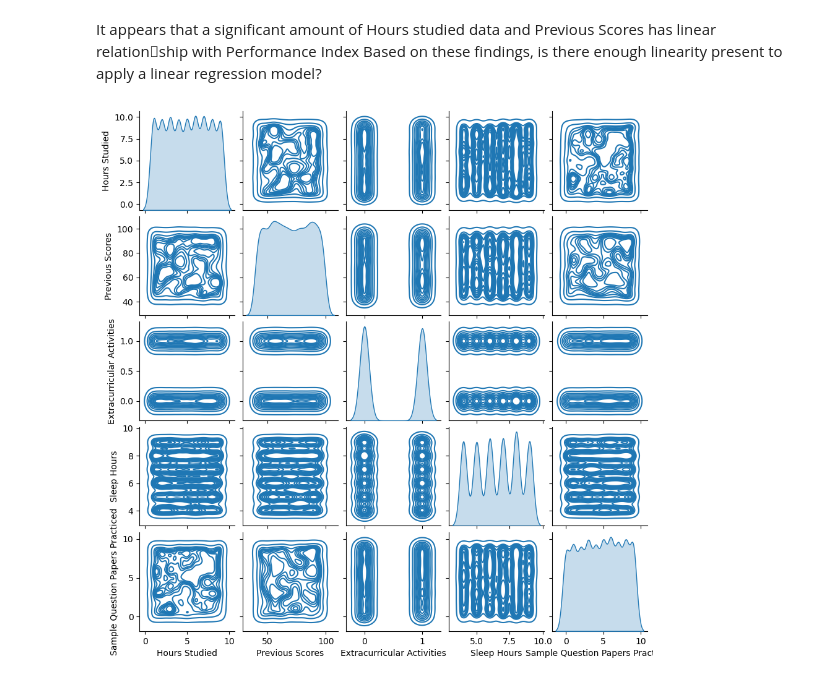
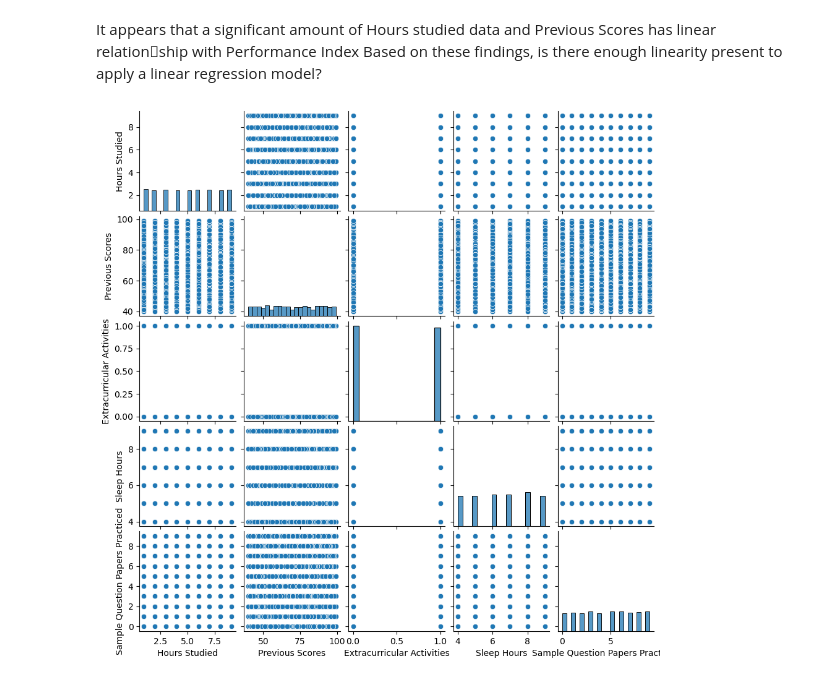
Before and after one commit to Obaze-Samuel/Linear-Regression, a Jupyter notebook: Untitled.ipynb, the cells around one changed output. Drawn from its saved outputs; the diff is of its cells as text; code cells hidden in the pictures.

```diff
--- a/Untitled.ipynb
+++ b/Untitled.ipynb
@@ -69,6 +67,6 @@ It appears that a significant amount of Hours studied data and Previous Scores h
 Based on these findings, is there enough linearity present to apply a linear regression model?
 # %%
-Mp = sns.pairplot(data = df.drop("Performance Index", axis = 1),kind = "kde")
+Mp = sns.pairplot(data = df.drop("Performance Index", axis = 1),kind = "scatter")
 Mp.fig.set_size_inches(9,9)
 # %% [output]
-[figure, old version]
+[figure, new version]
```
Also changed, not shown: parts of 1 cell of this notebook.
